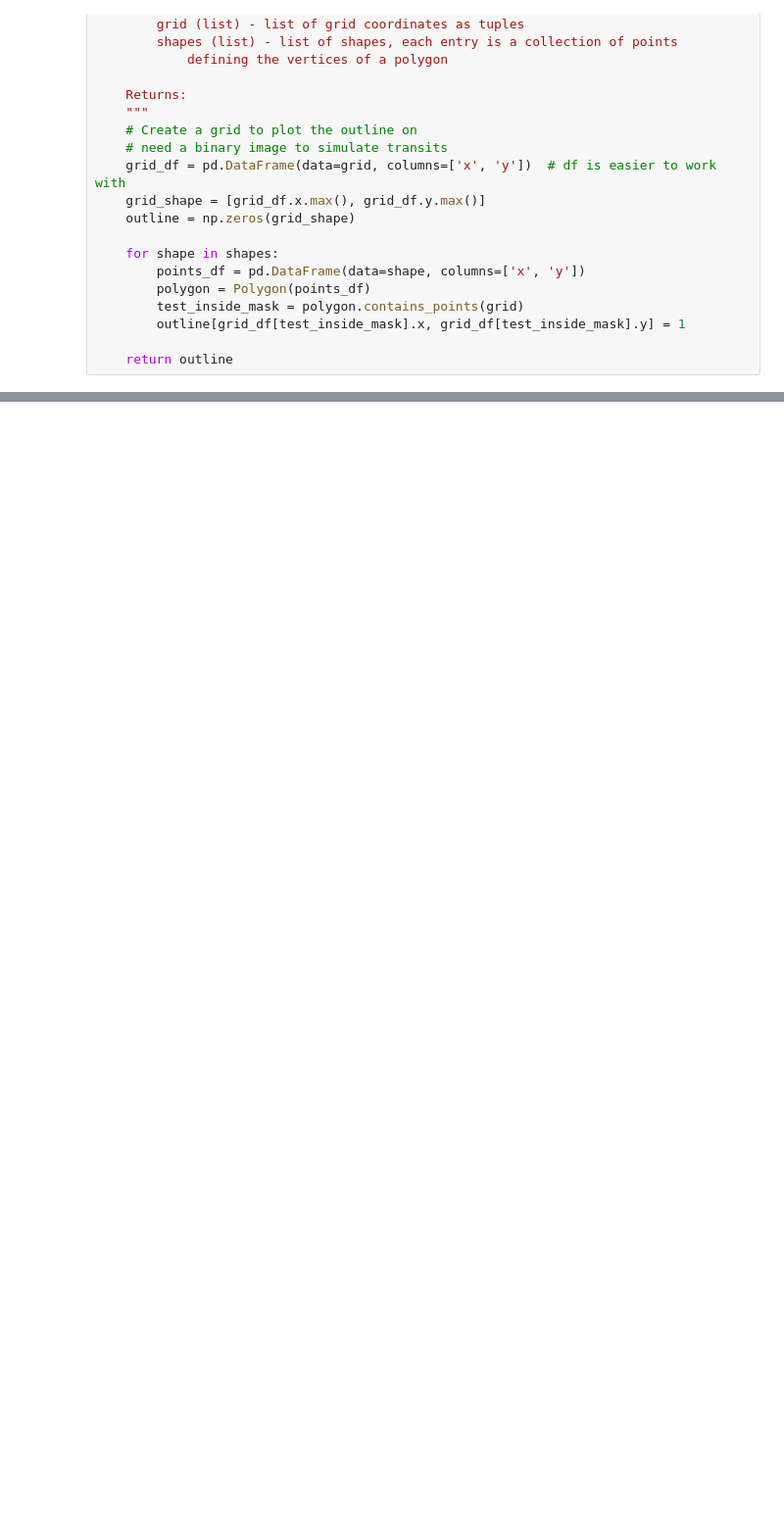
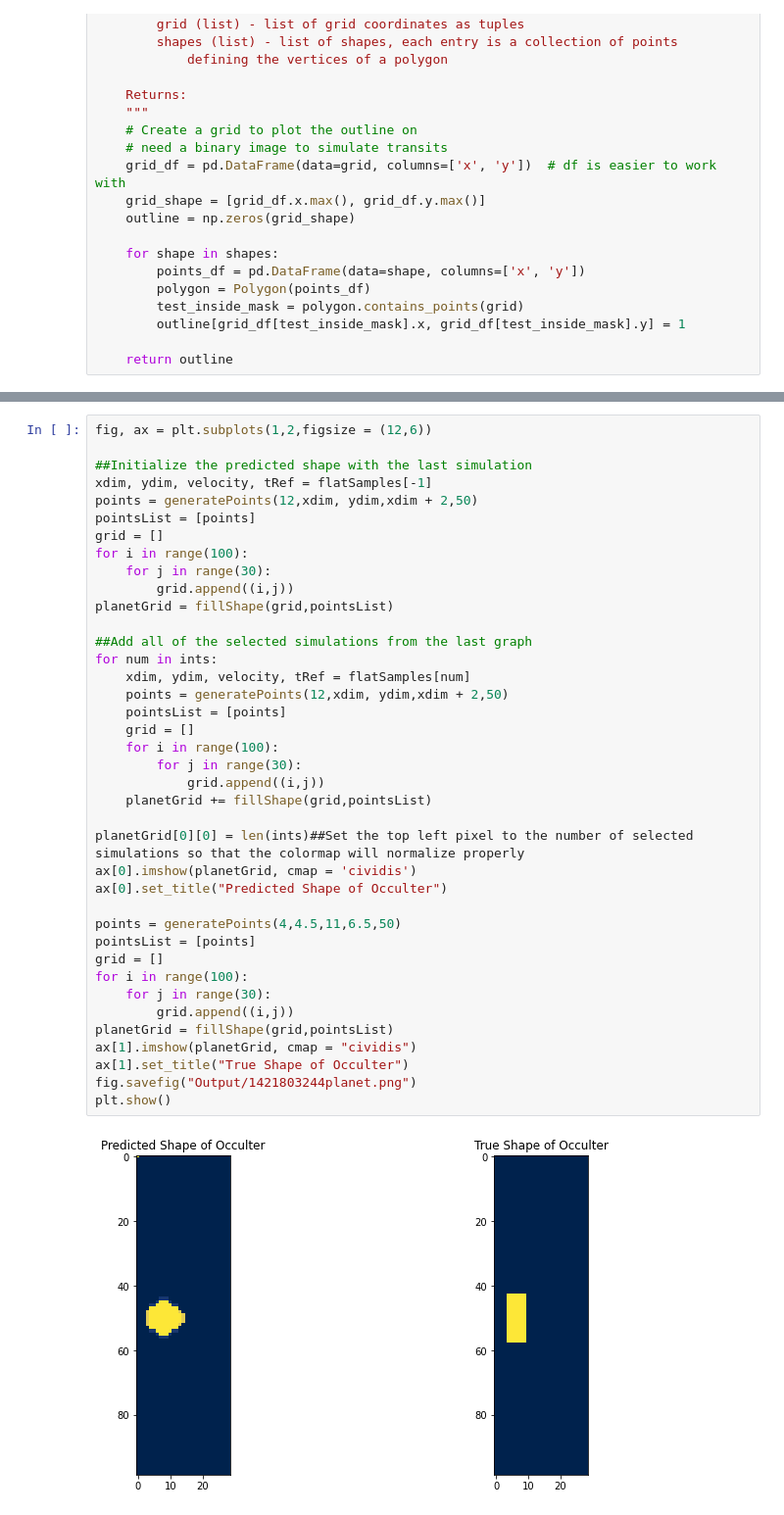
Before and after one commit to joshua-bromley/tessSignalInjection, a Jupyter notebook: mcmc/emceeSampler.ipynb, the cells around one changed output, grey strips where cells are left out. Shown at 98% size. Drawn from its saved outputs; the diff is of its cells as text; blank space fills up the shorter version.

```diff
--- a/mcmc/emceeSampler.ipynb
+++ b/mcmc/emceeSampler.ipynb
@@ -182,0 +316,41 @@ plt.show()
+# %%
+fig, ax = plt.subplots(1,2,figsize = (12,6))
+
+##Initialize the predicted shape with the last simulation
+xdim, ydim, velocity, tRef = flatSamples[-1]
+points = generatePoints(12,xdim, ydim,xdim + 2,50)
+pointsList = [points]
+grid = []
+for i in range(100):
+    for j in range(30):
+        grid.append((i,j))
+planetGrid = fillShape(grid,pointsList)
+
+##Add all of the selected simulations from the last graph
+for num in ints:
+    xdim, ydim, velocity, tRef = flatSamples[num]
+    points = generatePoints(12,xdim, ydim,xdim + 2,50)
+    pointsList = [points]
+    grid = []
+    for i in range(100):
+        for j in range(30):
+            grid.append((i,j))
+    planetGrid += fillShape(grid,pointsList)
+
+planetGrid[0][0] = len(ints)##Set the top left pixel to the number of selected simulations so that the colormap will normalize properly
+ax[0].imshow(planetGrid, cmap = 'cividis')
+ax[0].set_title("Predicted Shape of Occulter")
+
+points = generatePoints(4,4.5,11,6.5,50)
+pointsList = [points]
+grid = []
+for i in range(100):
+    for j in range(30):
+        grid.append((i,j))
+planetGrid = fillShape(grid,pointsList)
+ax[1].imshow(planetGrid, cmap = "cividis")
+ax[1].set_title("True Shape of Occulter")
+fig.savefig("Output/1421803244planet.png")
+plt.show()
+# %% [output]
+[figure, added]
```
Also changed, not shown: parts of 18 cells of this notebook.
